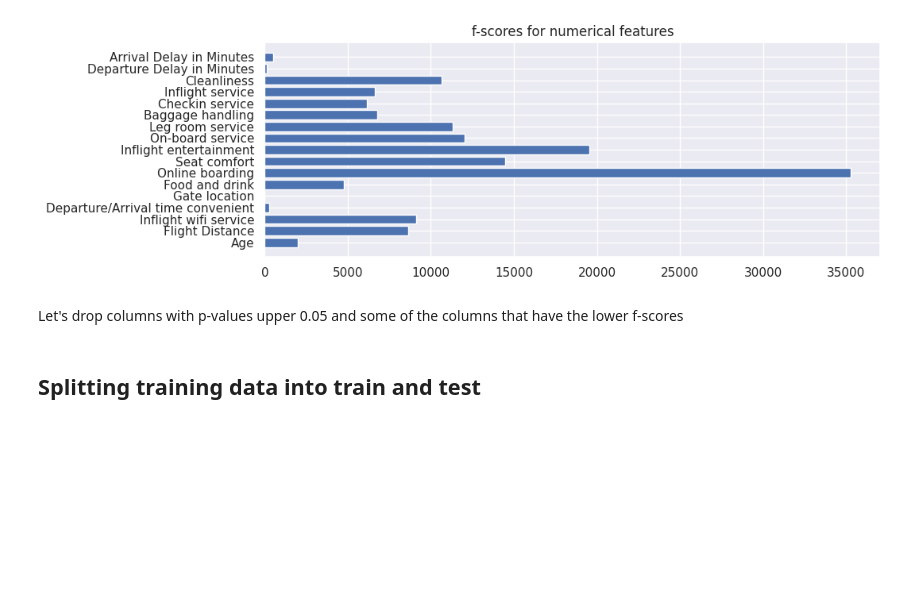
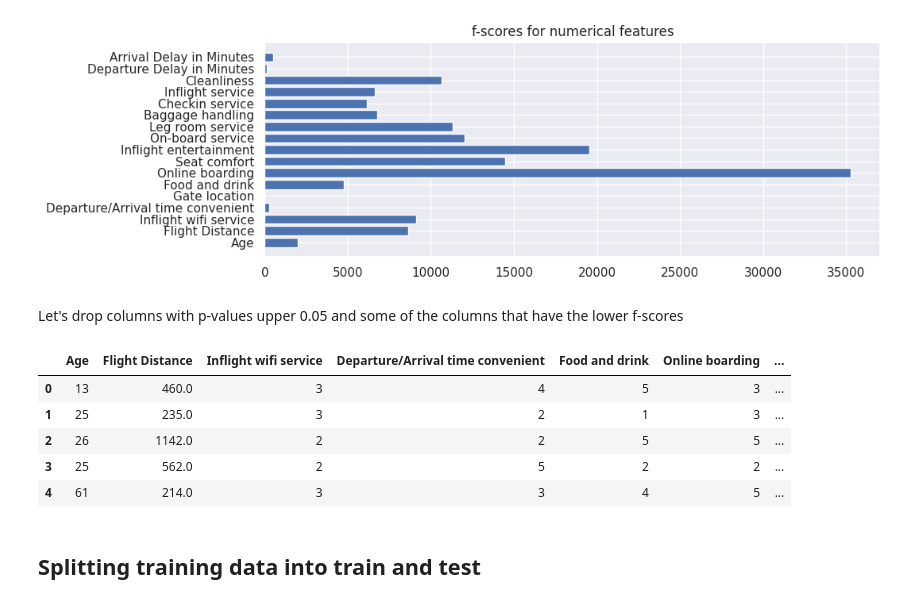
Before and after one commit to jolual2747/airline-passenger-satisfaction, a Jupyter notebook: notebook.ipynb, the cells around one changed output. Cells and saved outputs as stored; diff of their text form; code cells hidden in the pictures; blank space fills up the shorter version.

```diff
--- a/notebook.ipynb
+++ b/notebook.ipynb
@@ -71,5 +79,2 @@ Feature: Arrival Delay in Minutes has 310 missing values
 # %% [markdown]
 Missing values imputation
-# %%
-# let's replace missing values by mean
-df['Arrival Delay in Minutes'].replace(np.nan, df['Arrival Delay in Minutes'].loc[np.where(df['Arrival Delay in Minutes']>0)].mean(), inplace = True)
@@ -280,6 +312,18 @@ X.drop(columns = ['Gate location', 'Departure Delay in Minutes'], inplace = True
 # %%
 # let's do the encoding for categorical variables
-dummies = pd.get_dummies(X.select_dtypes('category'))
-X = pd.concat([X.select_dtypes(['int64', 'float64']), dummies], axis = 1)
+def dummification(df):
+    dummies = pd.get_dummies(df.select_dtypes('category'))
+    X = pd.concat([df.select_dtypes(['int64', 'float64']), dummies], axis = 1)
+    return X
+
+X = dummification(X)
+X.head()
+# %% [output]
+|  | Age | Flight Distance | Inflight wifi service | Departure/Arrival time convenient | Food and drink | Online boarding | ... |
+| 0 | 13 | 460.0 | 3 | 4 | 5 | 3 | ... |
+| 1 | 25 | 235.0 | 3 | 2 | 1 | 3 | ... |
+| 2 | 26 | 1142.0 | 2 | 2 | 5 | 5 | ... |
+| 3 | 25 | 562.0 | 2 | 5 | 2 | 2 | ... |
+| 4 | 61 | 214.0 | 3 | 3 | 4 | 5 | ... |
 # %%
 # Scaling all our variables
```
Also changed, not shown: parts of 26 cells of this notebook.
